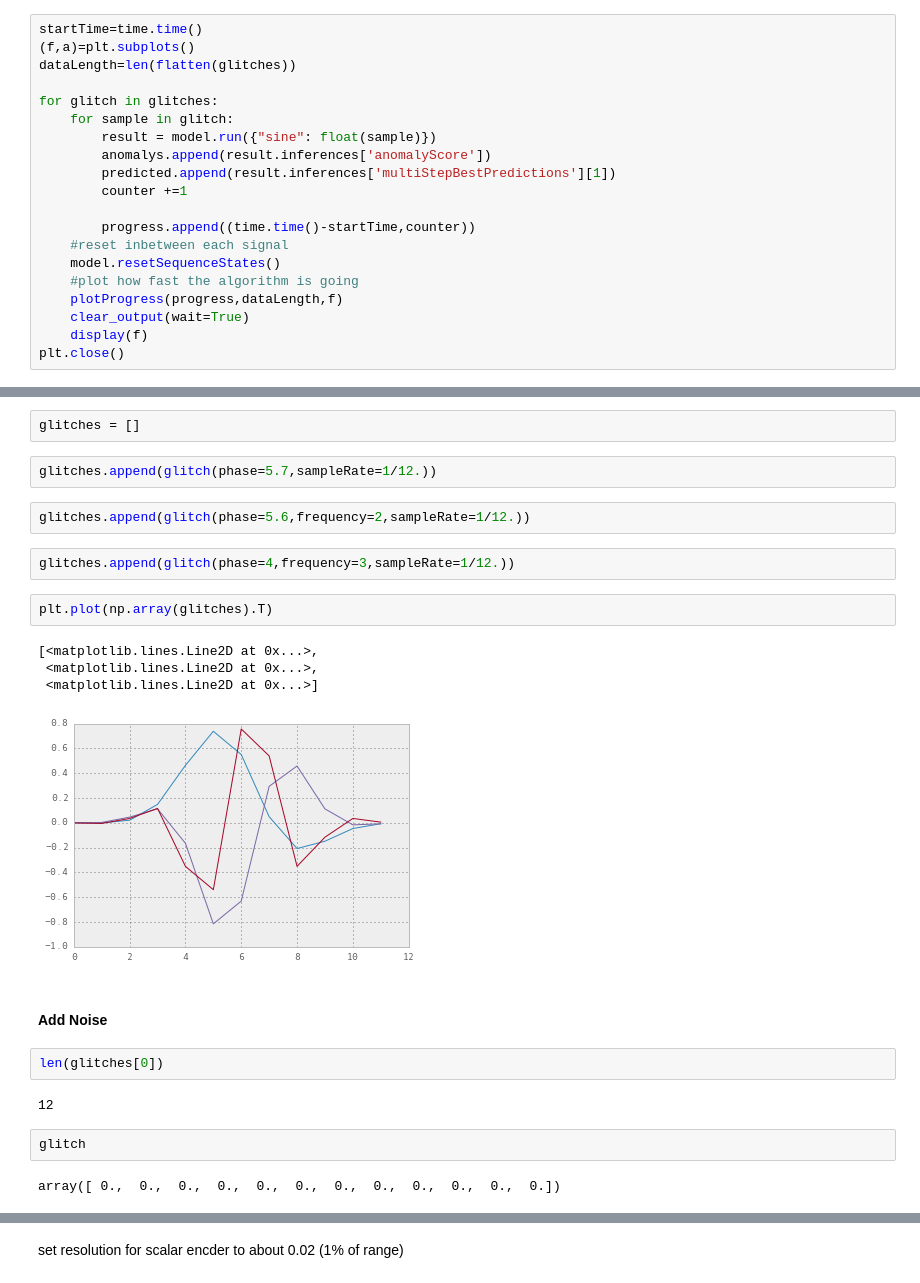
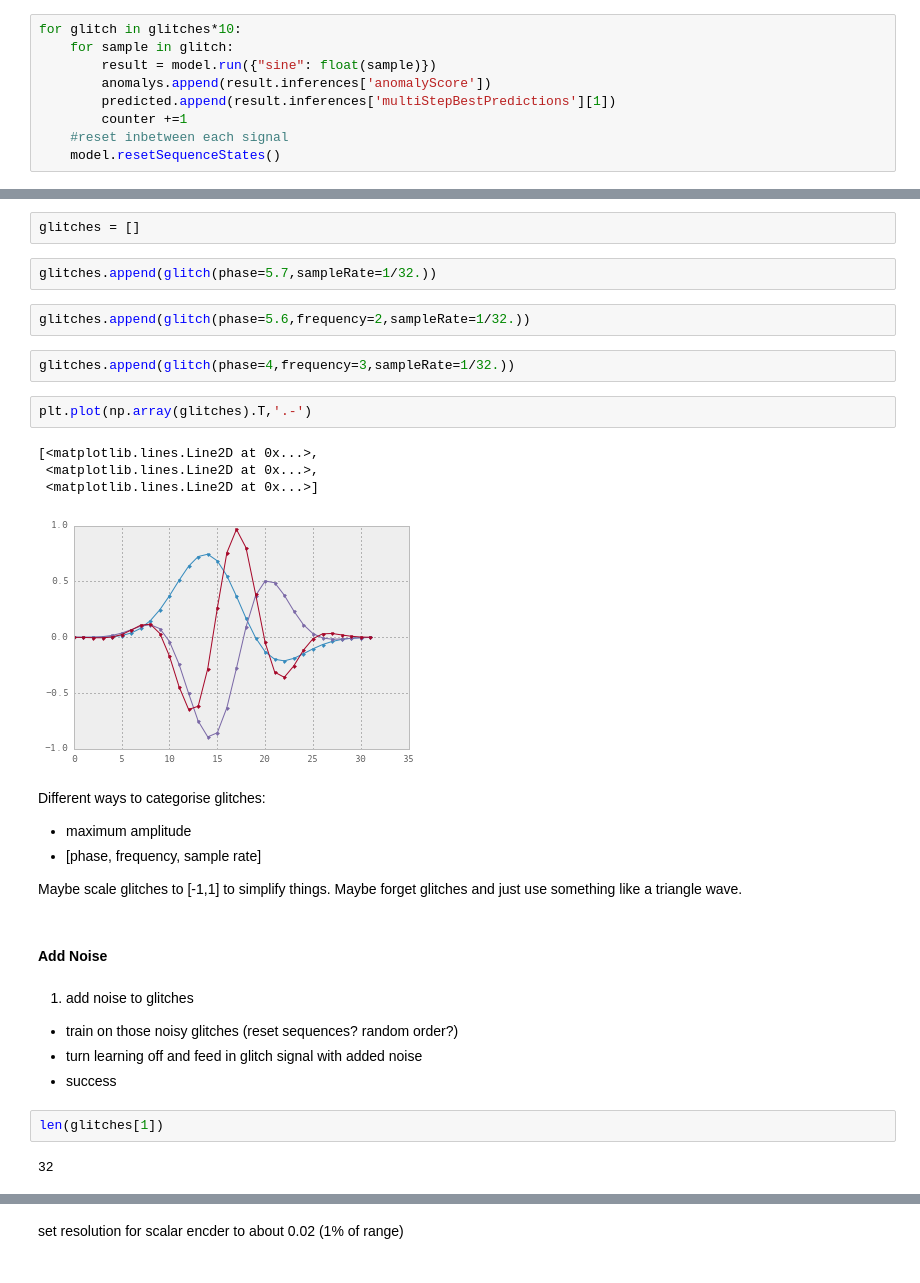
Before and after one commit to rhuairahrighairidh/gwProject, a Jupyter notebook: GlitchRecognition.ipynb, the cells around one changed output, grey strips where cells are left out. Cells and saved outputs as stored; diff of their text form.

```diff
--- a/GlitchRecognition.ipynb
+++ b/GlitchRecognition.ipynb
@@ -159,22 +128,11 @@ predicted = []
 counter = 0
 progress=[]
 # %%
-startTime=time.time()
-(f,a)=plt.subplots()
-dataLength=len(flatten(glitches))
-
-for glitch in glitches:
+for glitch in glitches*10:
     for sample in glitch:
         result = model.run({"sine": float(sample)})
         anomalys.append(result.inferences['anomalyScore'])
         predicted.append(result.inferences['multiStepBestPredictions'][1])
         counter +=1
-
-        progress.append((time.time()-startTime,counter))
     #reset inbetween each signal
     model.resetSequenceStates()
-    #plot how fast the algorithm is going
-    plotProgress(progress,dataLength,f)
-    clear_output(wait=True)
-    display(f)
-plt.close()
@@ -189,25 +145,33 @@ plt.close()
 # %%
 glitches = []
 # %%
-glitches.append(glitch(phase=5.7,sampleRate=1/12.))
+glitches.append(glitch(phase=5.7,sampleRate=1/32.))
 # %%
-glitches.append(glitch(phase=5.6,frequency=2,sampleRate=1/12.))
+glitches.append(glitch(phase=5.6,frequency=2,sampleRate=1/32.))
 # %%
-glitches.append(glitch(phase=4,frequency=3,sampleRate=1/12.))
+glitches.append(glitch(phase=4,frequency=3,sampleRate=1/32.))
 # %%
-plt.plot(np.array(glitches).T)
+plt.plot(np.array(glitches).T,'.-')
 # %% [output]
 [<matplotlib.lines.Line2D at 0x...>,
  <matplotlib.lines.Line2D at 0x...>,
  <matplotlib.lines.Line2D at 0x...>]
-[figure, old version]
+[figure, new version]
+# %% [markdown]
+Different ways to categorise glitches:
+ - maximum amplitude
+ - [phase, frequency, sample rate]
+
+Maybe scale glitches to [-1,1] to simplify things.
+Maybe forget glitches and just use something like a triangle wave.
 # %% [markdown]
 #### Add Noise
+# %% [markdown]
+ 1. add noise to glitches
+ - train on those noisy glitches (reset sequences? random order?)
+ - turn learning off and feed in glitch signal with added noise
+ - success
 # %%
-len(glitches[0])
+len(glitches[1])
 # %% [output]
-12
+32
-# %%
-glitch
-# %% [output]
-array([ 0.,  0.,  0.,  0.,  0.,  0.,  0.,  0.,  0.,  0.,  0.,  0.])
```
Also changed, not shown: parts of 92 cells of this notebook, 48 other files.
